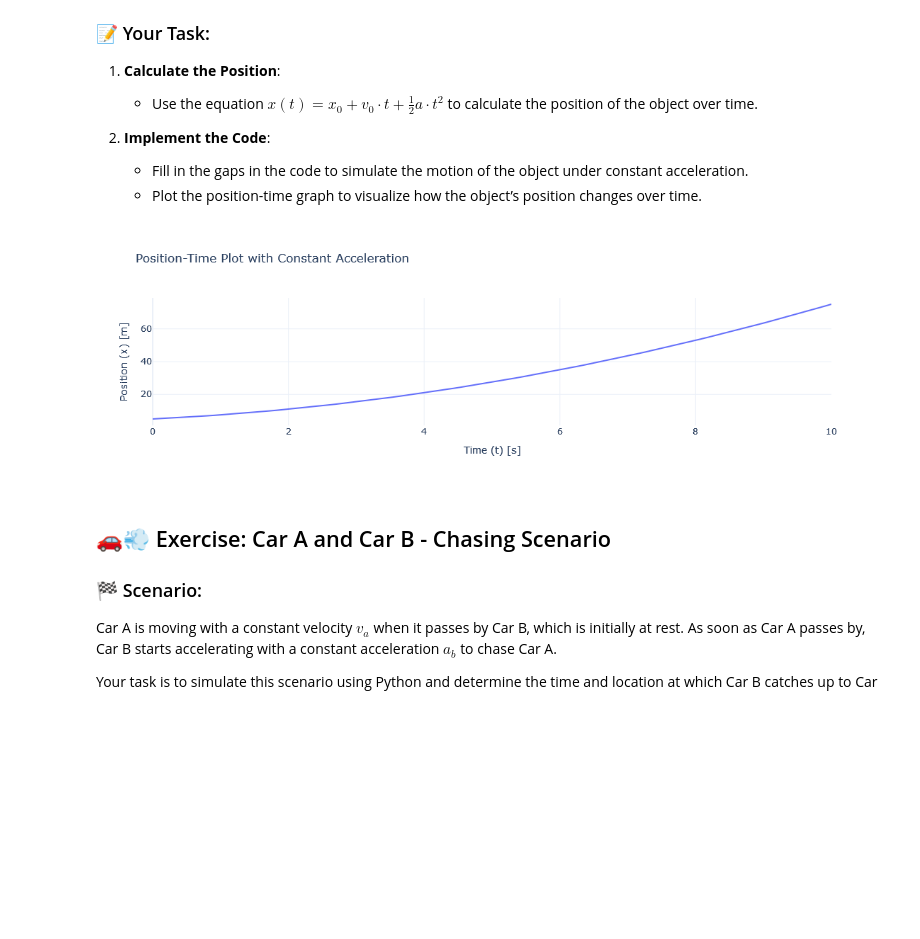
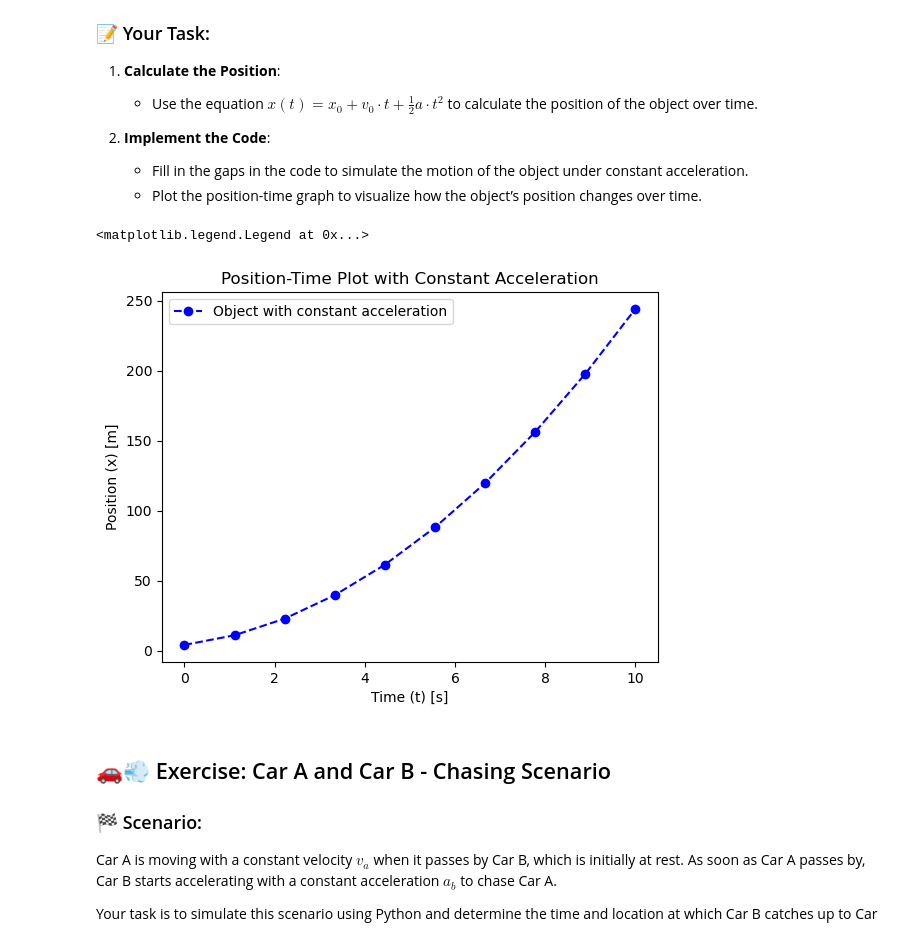
Before and after one commit to rasnarim/PhyPy, a Jupyter notebook: LinearLanes.ipynb, the cells around one changed output. Saved outputs shown, nothing was run; the diff lists cells and outputs as text; code cells hidden in the pictures; blank space fills up the shorter version.

```diff
--- a/LinearLanes.ipynb
+++ b/LinearLanes.ipynb
@@ -391,41 +395,39 @@ An object is initially located at $x_0 = 5$ meters. It starts with an initial ve
    - Fill in the gaps in the code to simulate the motion of the object under constant acceleration.
    - Plot the position-time graph to visualize how the object’s position changes over time.
 # %%
+import numpy as np
+import matplotlib.pyplot as plt
+
 
 # Time values from 0 to 10 seconds
-t = np.linspace(0, 10, 100)
+t = np.linspace(0, 10, 10)
 
 # Initialize the position array
 x = np.zeros_like(t)
 
 # Initial conditions
 x0 = 5  # Initial position
 v0 = 2  # Initial velocity
 a = 1   # Acceleration
 
 # Calculate position with acceleration
 for i in range(len(t)):
-    x[i] = _____ + _____ * t[i] + 0.5 * _____ * t[i]**2  # Position with acceleration
+    x[i] = ____ + ____ * t[i] + ____ * ____ * t[i]**2  # Position with acceleration
 
-# Create the plotly figure
-fig = go.Figure()
+# Create the plot
+plt.plot(t, x, marker='o', linestyle='--', color='blue', label='Object with constant acceleration')
 
-# Add the position-time data to the plot
-fig.add_trace(go.Scatter(x=t, y=x, mode='lines', name='Object with constant acceleration'))
 
 # Add axis labels and title
-fig.update_layout(
-    title="Position-Time Plot with Constant Acceleration",
-    xaxis_title="Time (t) [s]",
-    yaxis_title="Position (x) [m]",
-    hovermode="x",
-    template="plotly_white"
-)
+plt.title("Position-Time Plot with Constant Acceleration")
+plt.xlabel("Time (t) [s]")
+plt.ylabel("Position (x) [m]")
 
-# Show the plot
-fig.show()
+# Show the legend
+plt.legend()
 # %% [output]
+<matplotlib.legend.Legend at 0x...>
-[figure, old version]
+[figure, new version]
 # %% [markdown]
 ## 🚗💨 Exercise: Car A and Car B - Chasing Scenario
 
```
Also changed, not shown: parts of 7 cells of this notebook.
